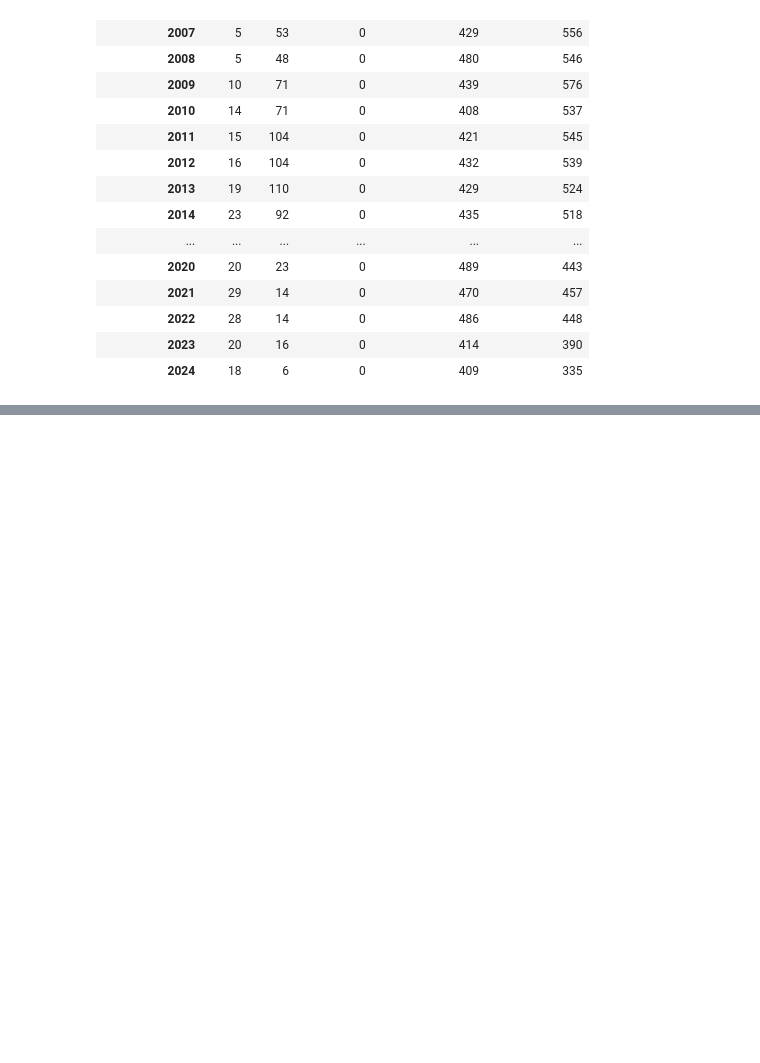
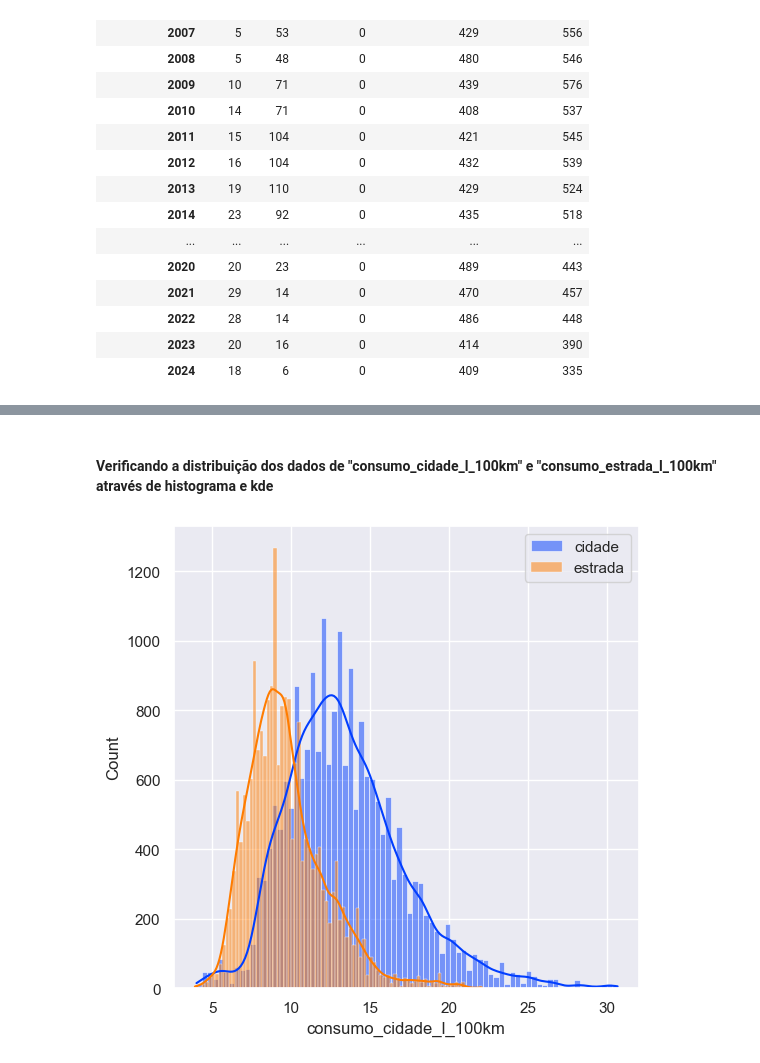
Before and after one commit to Antonio-Manoel/emissao-co2, a Jupyter notebook: notebooks/EDA.ipynb, the cells around one changed output, grey strips where cells are left out. Drawn from its saved outputs; the diff is of its cells as text; code cells hidden in the pictures; blank space fills up the shorter version.

```diff
--- a/notebooks/EDA.ipynb
+++ b/notebooks/EDA.ipynb
@@ -472,0 +455,2 @@ memory usage: 2.2+ MB
+# %%
+df = df.drop(df[df["tipo_combustivel"] == "gas_natural"].index)
@@ -472,0 +499,12 @@ memory usage: 2.2+ MB
+# %% [markdown]
+#### Verificando a distribuição dos dados de "consumo_cidade_l_100km" e "consumo_estrada_l_100km" através de histograma e kde
+# %%
+fig, ax = plt.subplots(figsize=(6, 6))
+
+sns.histplot(data=df, x="consumo_cidade_l_100km", kde=True, ax=ax, label="cidade")
+sns.histplot(data=df, x="consumo_estrada_l_100km", kde=True, ax=ax, label="estrada")
+
+plt.legend()
+plt.show()
+# %% [output]
+[figure, added]
```
Also changed, not shown: parts of 25 cells of this notebook.
